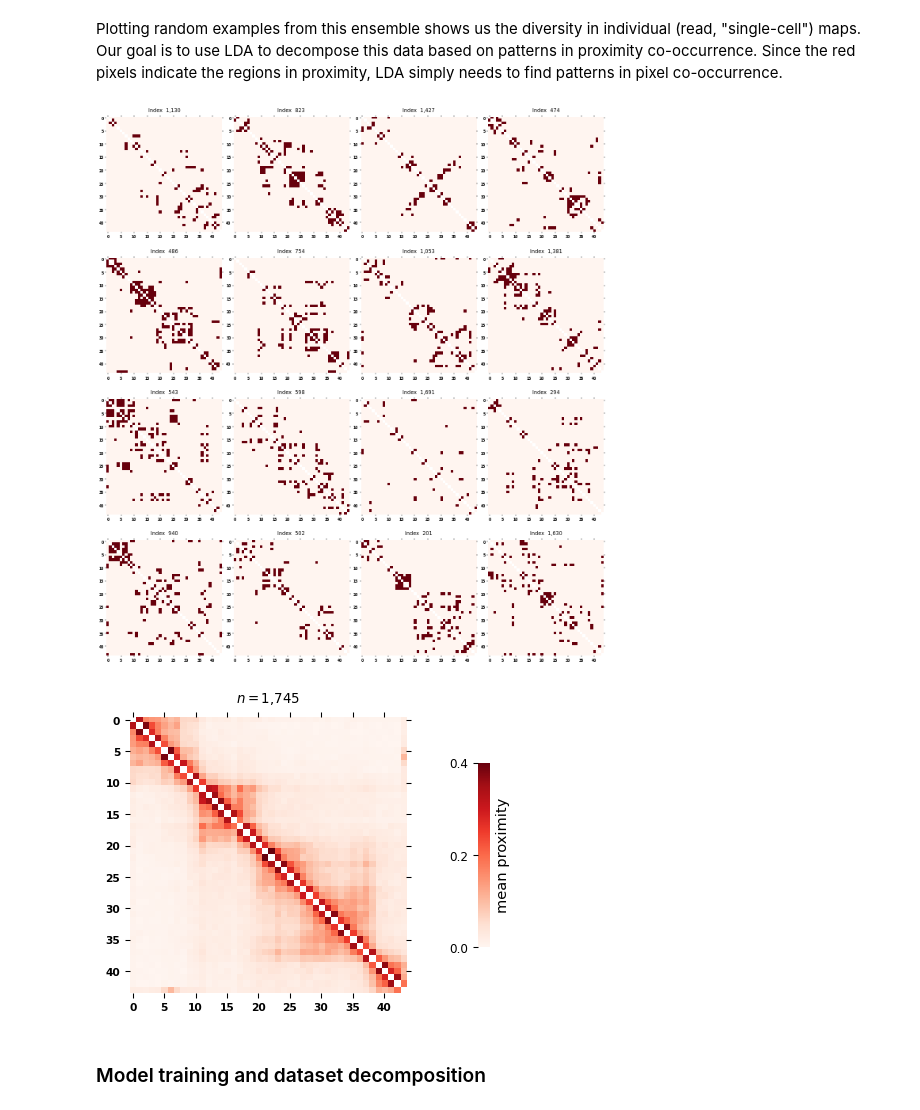
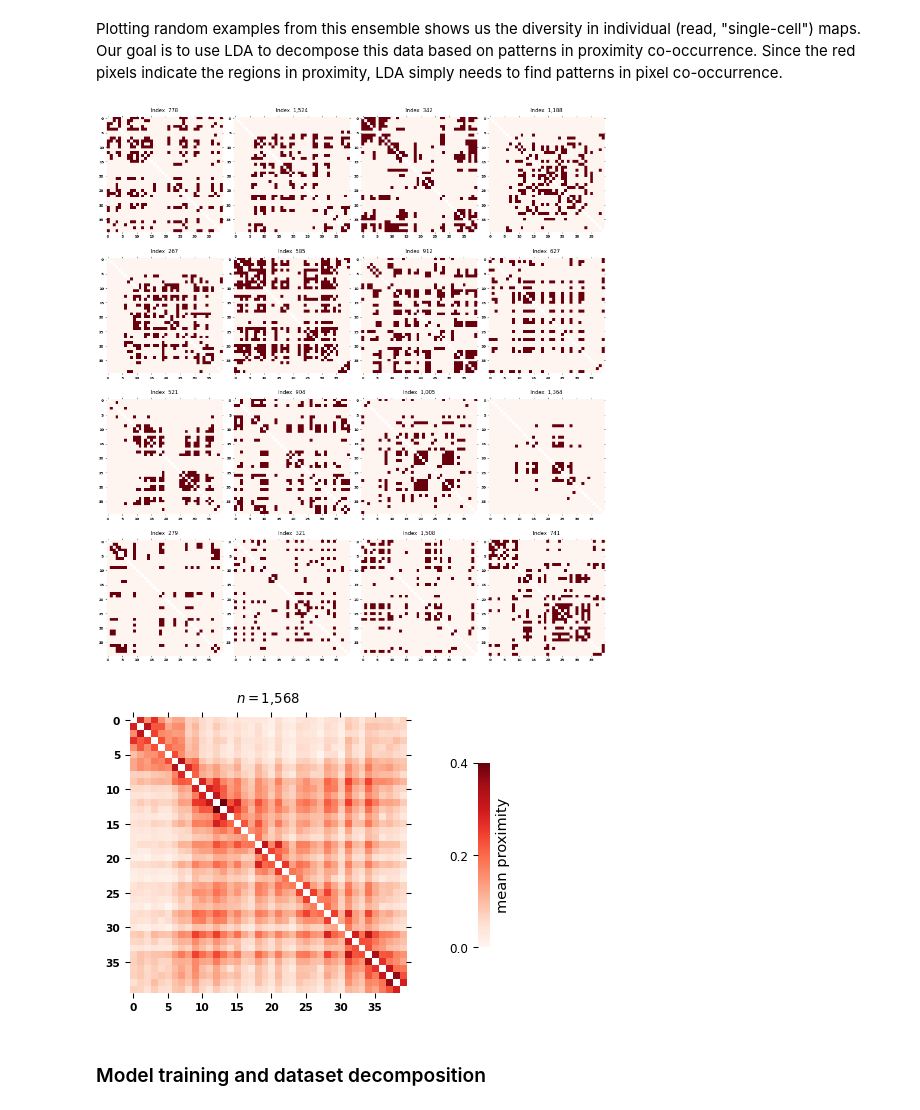
Before and after one commit to ggautham07/topic3d, a Jupyter notebook: docs/source/getting_started/tutorials/training.ipynb, the cells around one changed output. Drawn from its saved outputs; the diff is of its cells as text; code cells hidden in the pictures.

```diff
--- a/docs/source/getting_started/tutorials/training.ipynb
+++ b/docs/source/getting_started/tutorials/training.ipynb
@@ -18,3 +18,6 @@ from topic3d.datatypes import PWProxArrayStack
 from IPython.display import Image
 # %% [markdown]
 ### Visualizing the sample data
+# %%
+data_raw = FOFTraceDataCoreTable("./data/sample_exp2.csv")
+data_raw.treat(inplace=True)
@@ -20,0 +30,3 @@ from IPython.display import Image
+# %%
+data = data_raw.extract_traces().compute_pwds().compute_proximity(threshold=200)    # threshold in nm
+data.shape
@@ -21,6 +35,6 @@ from IPython.display import Image
 # %%
-data = PWProxArrayStack(np.load("./data/sample_exp.npy"))
-data.shape
+# data = PWProxArrayStack(np.load("./data/sample_exp.npy"))
+# data.shape
 # %% [output]
 (1745, 946)
 # %% [markdown]
@@ -28,18 +42,18 @@ Plotting random examples from this ensemble shows us the diversity in individual
 # %%
 fig = data.plot_random_examples(num_items=16,
                                 random_seed=None,
                                 form="square",
                                 include_cbar=False)
-fig.set_dpi(36)
+fig.set_dpi(48)
 fig.show()
 # %% [output]
-[figure, old version]
+[figure, new version]
 # %%
 fig = data.plot_ensemble_measure(method="mean", form="square", cbar_label="mean proximity")
 fig.set_dpi(96)
 fig.show()
 # %% [output]
-[figure, old version]
+[figure, new version]
 # %% [markdown]
 ### Model training and dataset decomposition
 # %%
```
Also changed, not shown: parts of 9 cells of this notebook, 37 other files.
